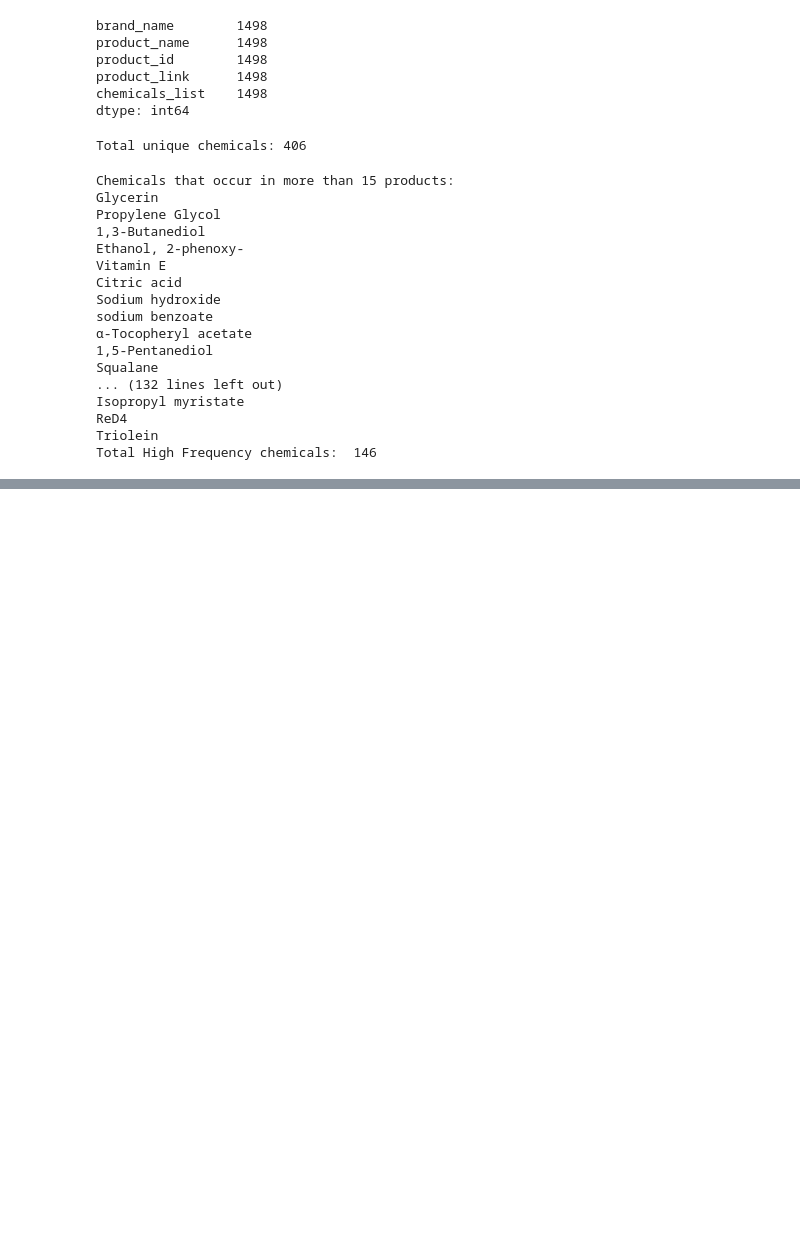
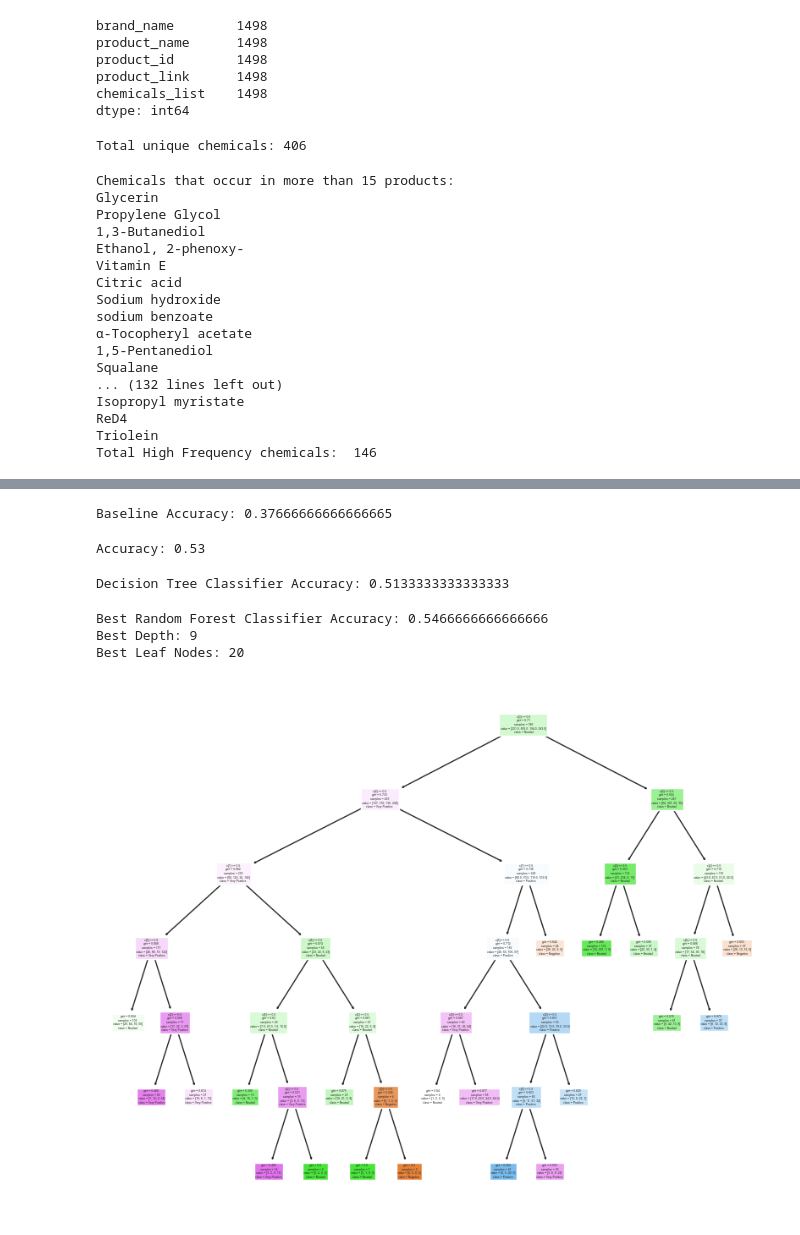
Before and after one commit to mullapudirohith/Sephora-Sentiment-Analysis, a Jupyter notebook: main/DS4B.ipynb, the cells around one changed output, grey strips where cells are left out. Drawn from its saved outputs; the diff is of its cells as text; code cells hidden in the pictures; blank space fills up the shorter version.

```diff
--- a/main/DS4B.ipynb
+++ b/main/DS4B.ipynb
@@ -576,0 +649,75 @@ plt.show()
+# %%
+from sklearn.dummy import DummyClassifier
+
+dummy_classifier = DummyClassifier(strategy="most_frequent")
+dummy_classifier.fit(X_train, y_train)
+dummy_predictions = dummy_classifier.predict(X_test)
+dummy_accuracy = dummy_classifier.score(X_test, y_test)
+print("Baseline Accuracy:", dummy_accuracy)
+# %% [output]
+Baseline Accuracy: 0.37666666666666665
+# %%
+from sklearn.linear_model import LogisticRegression
+
+
+logistic_model = LogisticRegression(max_iter=10000)
+
+logistic_model.fit(X_train, y_train)
+
+predictions = logistic_model.predict(X_test)
+
+# Evaluate the model
+accuracy = logistic_model.score(X_test, y_test)
+print("Accuracy:", accuracy)
+# %% [output]
+Accuracy: 0.53
+# %%
+from sklearn.tree import DecisionTreeClassifier
+
+
+dt_classifier = DecisionTreeClassifier(max_depth=5, max_leaf_nodes=10)
+dt_classifier.fit(X_train, y_train)
+dt_predictions = dt_classifier.predict(X_test)
+
+dt_accuracy = dt_classifier.score(X_test, y_test)
+print("Decision Tree Classifier Accuracy:", dt_accuracy)
+# %% [output]
+Decision Tree Classifier Accuracy: 0.5133333333333333
+# %%
+from sklearn.ensemble import RandomForestClassifier
+from sklearn import tree
+import matplotlib.pyplot as plt
+
+
+max_depth = 11
+max_leaf_nodes = 21
+best_accuracy = 0
+best_depth = 0
+best_leaf_nodes = 0
+
+for depth in range(3, max_depth):
+    for leaf_nodes in range(3, max_leaf_nodes):
+        rf_classifier = RandomForestClassifier(max_depth=depth, max_leaf_nodes=leaf_nodes)
+        rf_classifier.fit(X_train, y_train)
+        rf_accuracy = rf_classifier.score(X_test, y_test)
+        if rf_accuracy > best_accuracy:
+            best_accuracy = rf_accuracy
+            best_depth = depth
+            best_leaf_nodes = leaf_nodes
+
+print("Best Random Forest Classifier Accuracy:", best_accuracy)
+print("Best Depth:", best_depth)
+print("Best Leaf Nodes:", best_leaf_nodes)
+
+best_model = RandomForestClassifier(max_depth=best_depth, max_leaf_nodes=best_leaf_nodes)
+best_model.fit(X_train, y_train)
+
+tree_to_visualize = best_model.estimators_[0]
+plt.figure(figsize=(10, 8))
+tree.plot_tree(tree_to_visualize, class_names=labels, filled=True)
+plt.show()
+# %% [output]
+Best Random Forest Classifier Accuracy: 0.5466666666666666
+Best Depth: 9
+Best Leaf Nodes: 20
+[figure, added]
```
Also changed, not shown: parts of 28 cells of this notebook, 3 other files.
